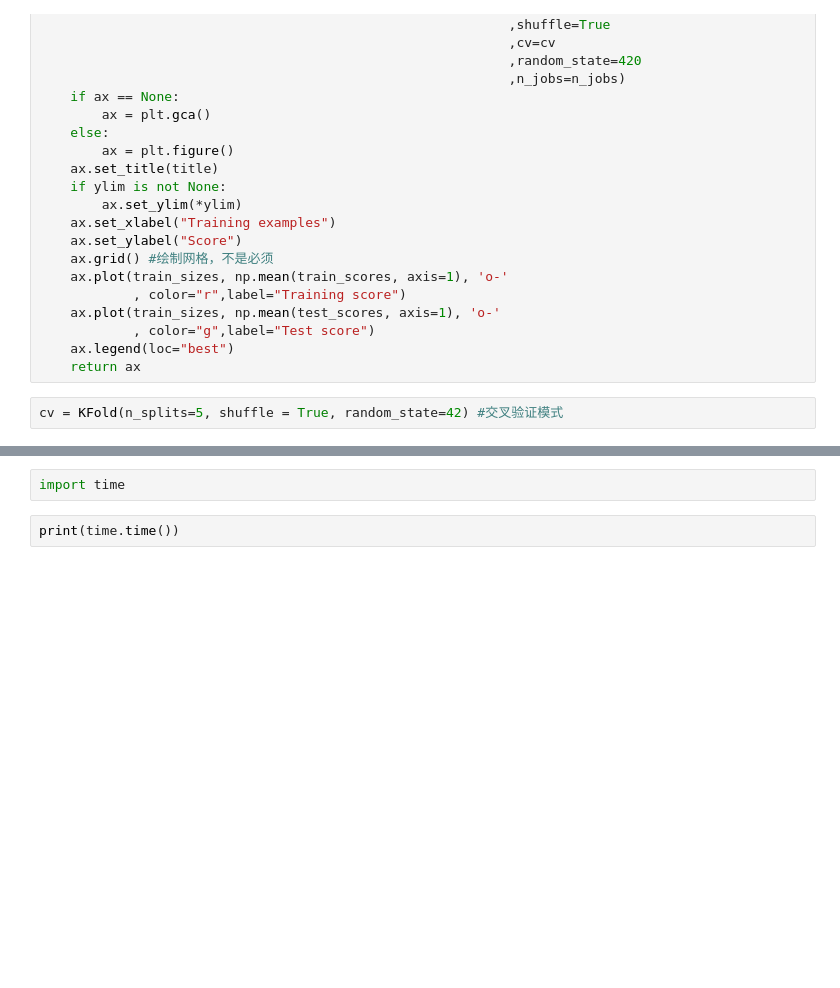
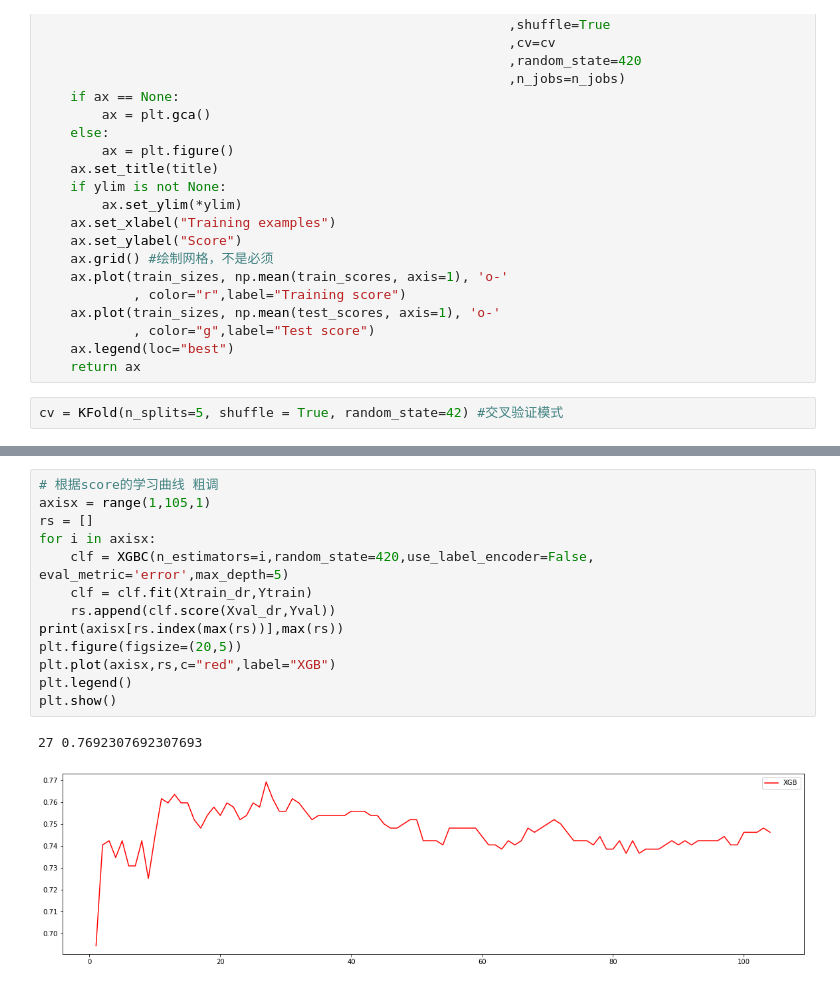
Before and after one commit to Yfy324/NII_image_classify, a Jupyter notebook: binary_classification/image_classification_xgboost.ipynb, the cells around one changed output, grey strips where cells are left out. Saved outputs shown, nothing was run; the diff lists cells and outputs as text; blank space fills up the shorter version.

```diff
--- a/binary_classification/image_classification_xgboost.ipynb
+++ b/binary_classification/image_classification_xgboost.ipynb
@@ -148,4 +145,16 @@ plt.show()
-# %%
-import time
-# %%
-print(time.time())
+# %%
+# 根据score的学习曲线 粗调
+axisx = range(1,105,1)
+rs = []
+for i in axisx:
+    clf = XGBC(n_estimators=i,random_state=420,use_label_encoder=False, eval_metric='error',max_depth=5)
+    clf = clf.fit(Xtrain_dr,Ytrain)
+    rs.append(clf.score(Xval_dr,Yval))
+print(axisx[rs.index(max(rs))],max(rs))
+plt.figure(figsize=(20,5))
+plt.plot(axisx,rs,c="red",label="XGB")
+plt.legend()
+plt.show()
+# %% [output]
+27 0.7692307692307693
+[figure, added]
```
Also changed, not shown: parts of 26 cells of this notebook, 6 other files.
